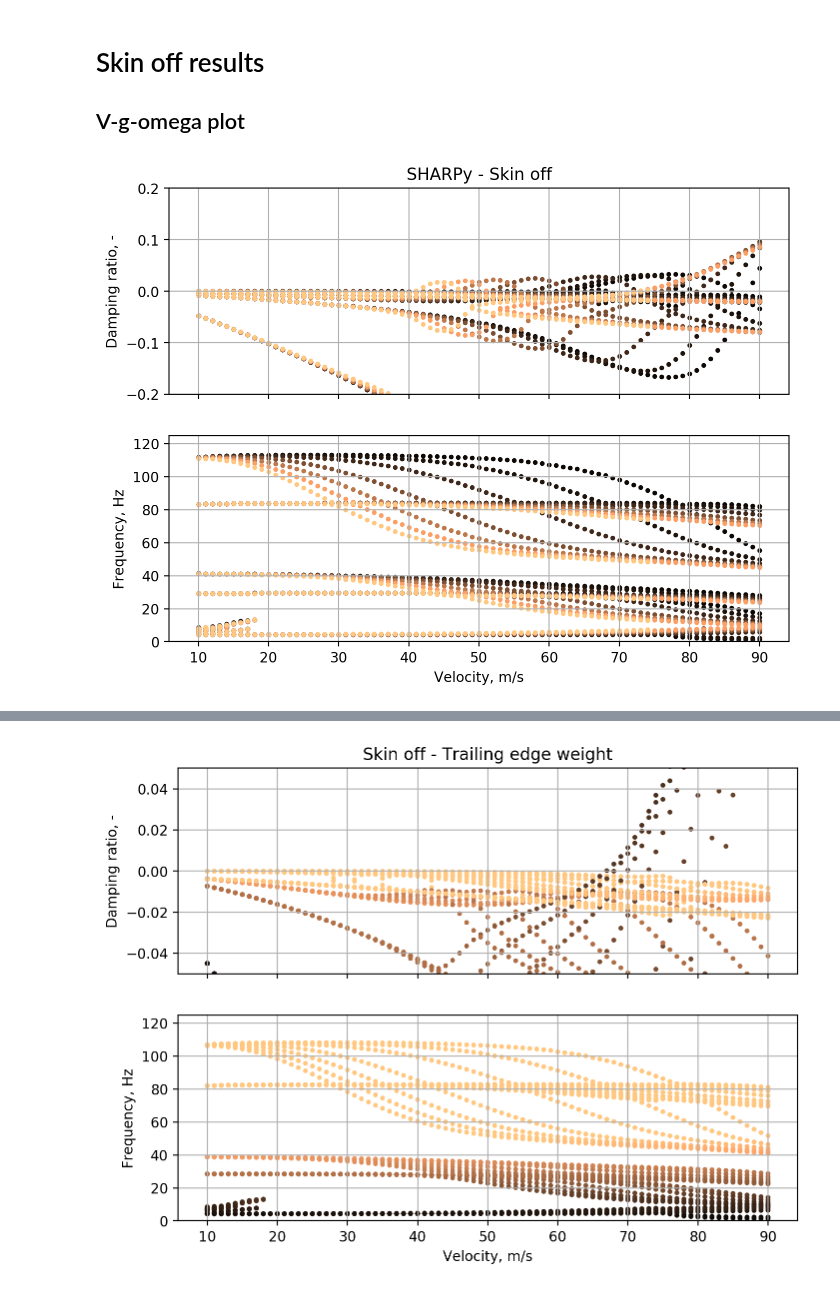
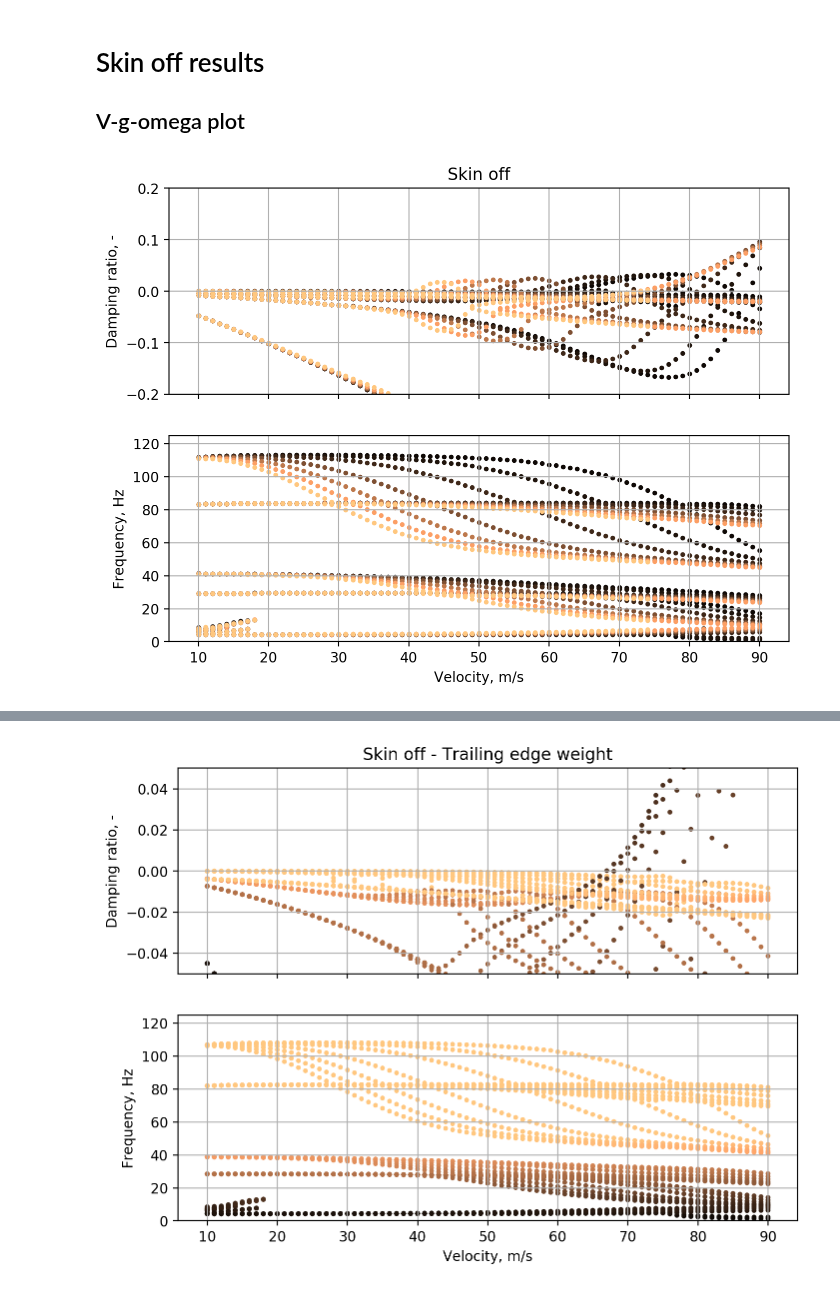
Before and after one commit to ngoiz/pazy-aepw3-results, a Jupyter notebook: 06_DeformedWingFlutter/06_DeformedFlutterResults.ipynb, the cells around one changed output, grey strips where cells are left out. Cells and saved outputs as stored; diff of their text form; code cells hidden in the pictures.

```diff
--- a/06_DeformedWingFlutter/06_DeformedFlutterResults.ipynb
+++ b/06_DeformedWingFlutter/06_DeformedFlutterResults.ipynb
@@ -72,20 +51,20 @@ for case in mrm_results.values():
 # %%
 case = sharpy_results['wo_skin']
 fig, ax = plt.subplots(nrows=2, sharex=True)
 cmap = plt.get_cmap('copper')
 nrm = plt.Normalize(vmin=0, vmax=5)
 
 for ith, aoa in enumerate(case['alpha']):
     ax[0].scatter(case['vgf'][ith][:, 0], case['vgf'][ith][:, 1], color=cmap(nrm(aoa)), s=6)
     ax[1].scatter(case['vgf'][ith][:, 0], case['vgf'][ith][:, 2], color=cmap(nrm(aoa)), s=6)
 
 ax[0].set_ylim(-0.2, 0.2)
 ax[0].grid()
 ax[1].set_ylim(0, 125)
 ax[1].grid()
 ax[1].set_xlabel('Velocity, m/s')
 ax[1].set_ylabel('Frequency, Hz')
 ax[0].set_ylabel('Damping ratio, -')
-ax[0].set_title('SHARPy - Skin off');
+ax[0].set_title('Skin off');
 # %% [output]
-[figure, old version]
+[figure, new version]
```
Also changed, not shown: parts of 12 cells of this notebook, 28 other files.
